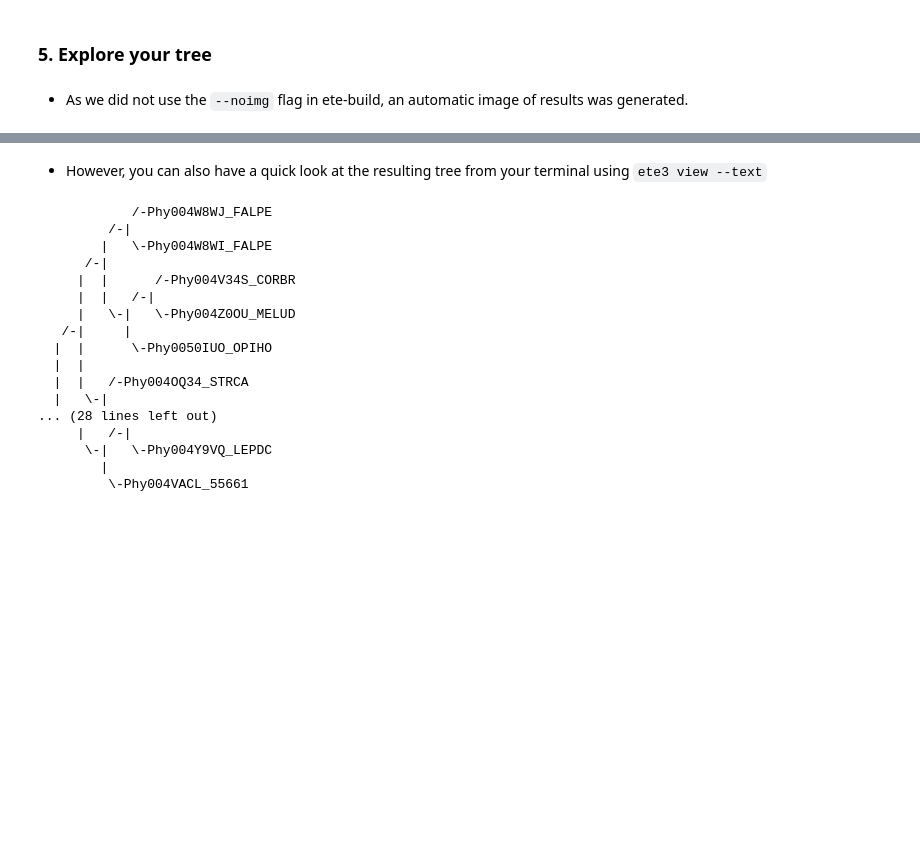
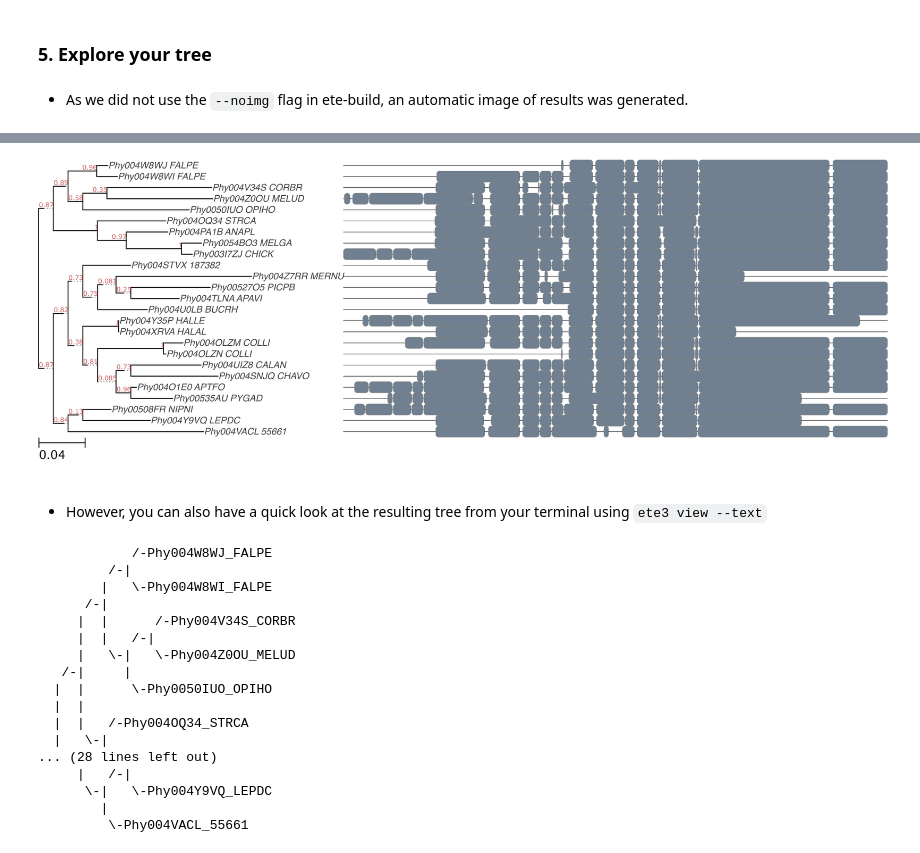
Before and after one commit to etetoolkit/cookbook, a Jupyter notebook: recipes/ete_build_basics.ipynb, the cells around one changed output, grey strips where cells are left out. Saved outputs shown, nothing was run; the diff lists cells and outputs as text; code cells hidden in the pictures; blank space fills up the shorter version.

```diff
--- a/recipes/ete_build_basics.ipynb
+++ b/recipes/ete_build_basics.ipynb
@@ -143,3 +141,8 @@ Note that a full path pointer to the final tree and alignment is also printed wh
+# %%
+from IPython.display import Image
+Image(filename='NUP62_tree/clustalo_default-none-none-fasttree_full/NUP62.aa.fa.final_tree.png')
+# %% [output]
+[figure, added]
 # %% [markdown]
 - However, you can also have a quick look at the resulting tree from your terminal using `ete3 view --text`
 # %%
```
Also changed, not shown: parts of 4 cells of this notebook.
